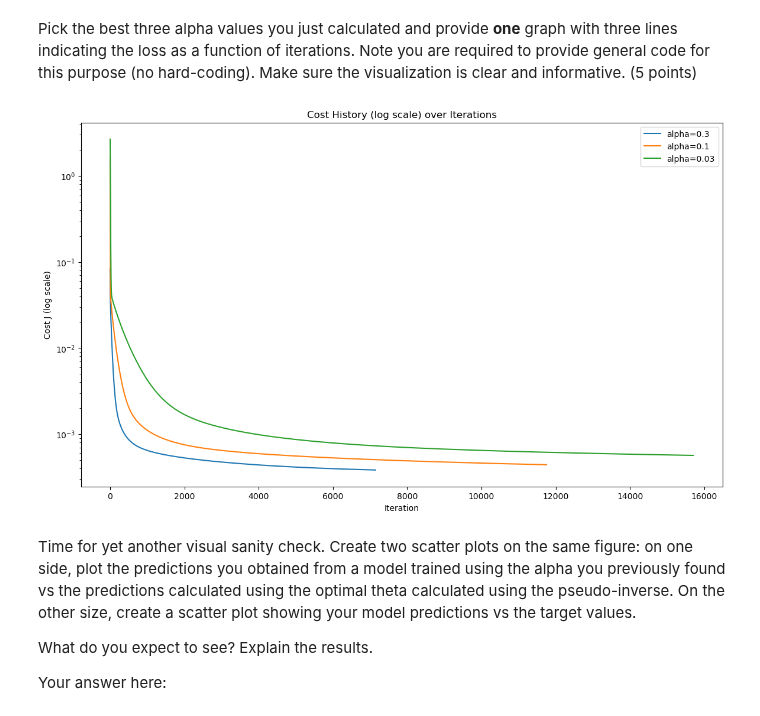
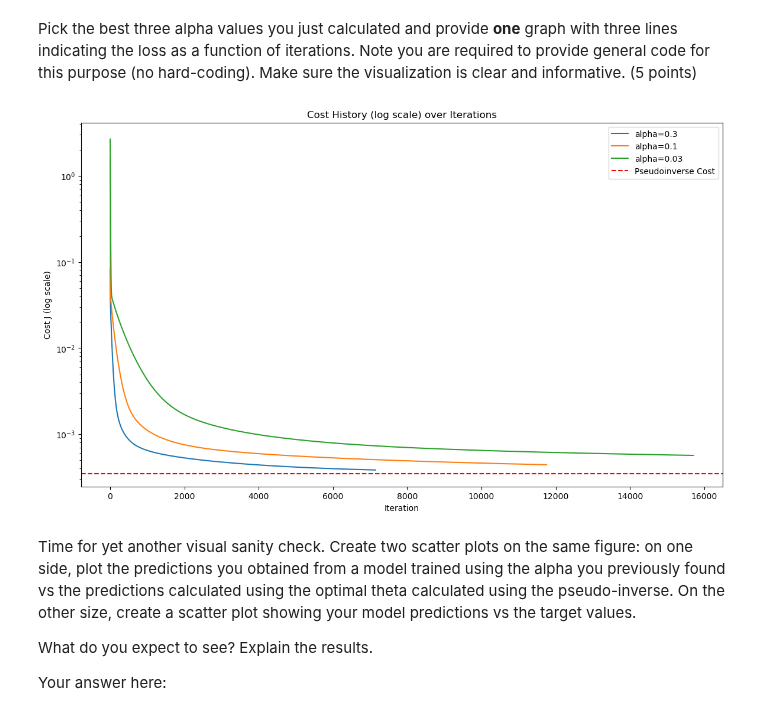
Before and after one commit to Evyatar-shaked/dani-and-evyatar-ML, a Jupyter notebook: HW2/hw2.ipynb, the cells around one changed output. Cells and saved outputs as stored; diff of their text form; code cells hidden in the pictures.

```diff
--- a/HW2/hw2.ipynb
+++ b/HW2/hw2.ipynb
@@ -469,25 +469,26 @@ Pick the best three alpha values you just calculated and provide **one** graph w
 # %%
 # Your code starts here
 sorted_alpha_dict = {k: v for k, v in alpha_dict.items() if not (np.isnan(v) or np.isinf(v))} # remove nans and infs
 sorted_alpha_dict = dict(sorted(sorted_alpha_dict.items(), key=lambda item: item[1])) # sort by final cost (minimum first)
 best_three_alphas = list(sorted_alpha_dict.keys())[:3] # take the best three alphas
 
 #make the plot
 plt.xlabel('Iteration')
 plt.ylabel('Cost J (log scale)')
 plt.yscale('log')
 plt.title('Cost History (log scale) over Iterations')
 np.random.seed(42)
 theta = np.random.random(size=X.shape[1]) # using the same initial theta for all alphas
 iterations = 40000
 for alpha in best_three_alphas:
     final_theta, J_history = gradient_descent(X ,y, theta, alpha, iterations)
     plt.plot(J_history, label=f'alpha={alpha}')
+plt.axhline(y=J_pinv, color='r', linestyle='--', label='Pseudoinverse Cost') # add pseudoinverse cost line to see how it compares
 plt.legend()
 plt.show()
 # Your code ends here
 # %% [output]
-[figure, old version]
+[figure, new version]
 # %% [markdown]
 Time for yet another visual sanity check. Create two scatter plots on the same figure: on one side, plot the predictions you obtained from a model trained using the alpha you previously found vs the predictions calculated using the optimal theta calculated using the pseudo-inverse. On the other size, create a scatter plot showing your model predictions vs the target values.
 
```
Also changed, not shown: parts of 5 cells of this notebook.
